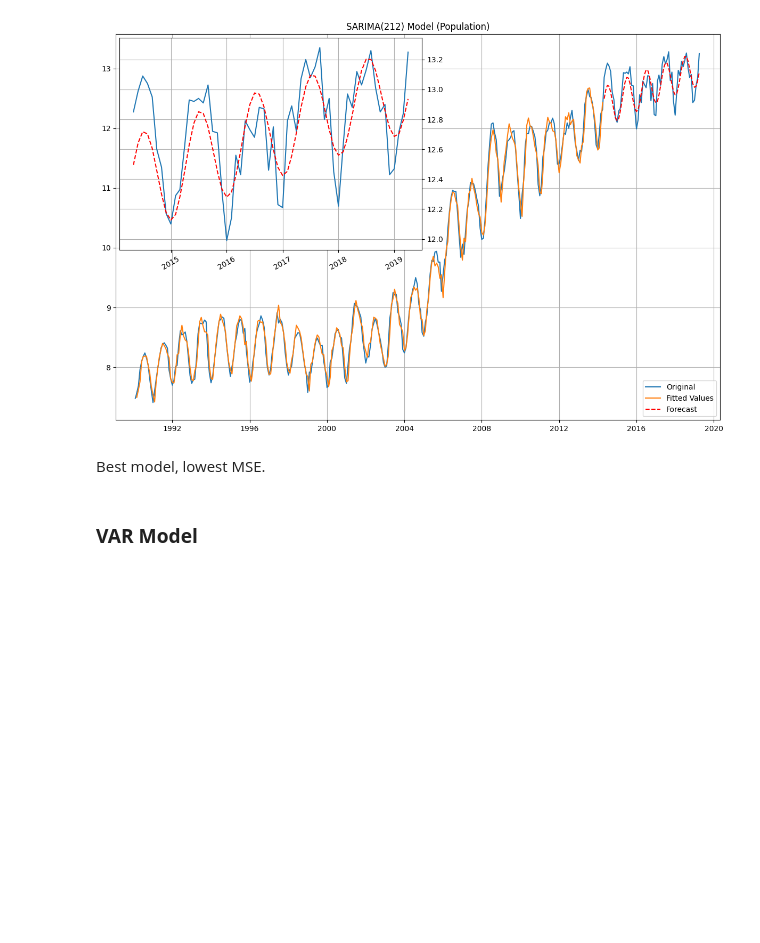
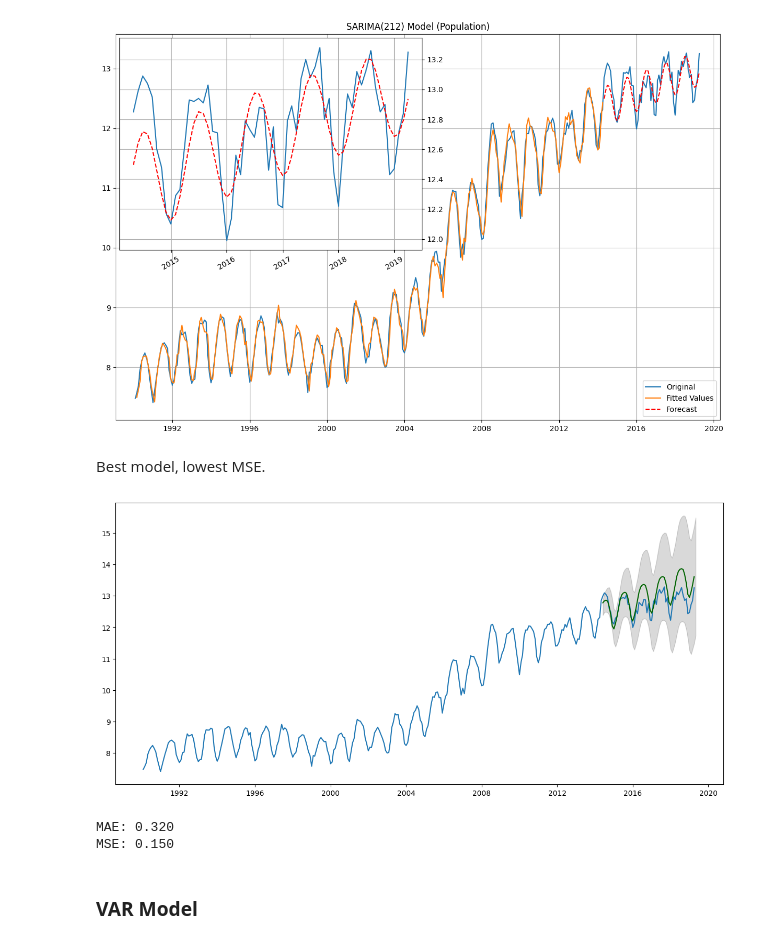
Before and after one commit to bktakacs/springboard_dsc_capstone3, a Jupyter notebook: pp-model.ipynb, the cells around one changed output. Saved outputs shown, nothing was run; the diff lists cells and outputs as text; code cells hidden in the pictures; blank space fills up the shorter version.

Commit message:
implemented new sarimax

```diff
--- a/pp-model.ipynb
+++ b/pp-model.ipynb
@@ -566,3 +579,46 @@ Best model, lowest MSE.
+# %%
+def sarimax_forecast(SARIMAX_model, periods=24):
+    # Forecast
+    n_periods = periods
+
+    forecast_df = pd.DataFrame({'month_index': pd.date_range(ytest.index[0], periods=n_periods, freq='MS').month},
+                               index=pd.date_range(ytest.index[0] + pd.DateOffset(months=1), periods=n_periods, freq='MS'))
+
+    fitted, confint = SARIMAX_model.predict(n_periods=n_periods,
+                                            return_conf_int=True,
+                                            exogenous=forecast_df[['month_index']])
+    index_of_fc = pd.date_range(ytest.index[0] + pd.DateOffset(months=1), periods=n_periods, freq='MS')
+
+    # make series for plotting purpose
+    fitted_series = pd.Series(fitted, index=index_of_fc)
+    lower_series = pd.Series(confint[:, 0], index=index_of_fc)
+    upper_series = pd.Series(confint[:, 1], index=index_of_fc)
+
+    # Plot
+    plt.figure(figsize=(15, 7))
+    plt.plot(pd.concat([ytrain, ytest[:forecast_length]]))
+    plt.plot(fitted_series, color='darkgreen')
+    plt.fill_between(lower_series.index,
+                     lower_series,
+                     upper_series,
+                     color='k', alpha=.15)
+
+    # plt.title(&quot;SARIMAX - Forecast of Airline Passengers&quot;)
+    plt.show()
+
+    return fitted
+# %%
+pred = sarimax_forecast(SARIMAX_model, periods=forecast_length)
+
+# print(pred)
+print('MAE: {:.3f}\nMSE: {:.3f}'.format(
+    mean_absolute_error(ytest[:forecast_length], pred),
+    mean_squared_error(ytest[:forecast_length], pred)
+))
+# %% [output]
+[figure, added]
+MAE: 0.320
+MSE: 0.150
 # %% [markdown]
 ### __VAR Model__
 # %%
```
Also changed, not shown: parts of 8 cells of this notebook.
